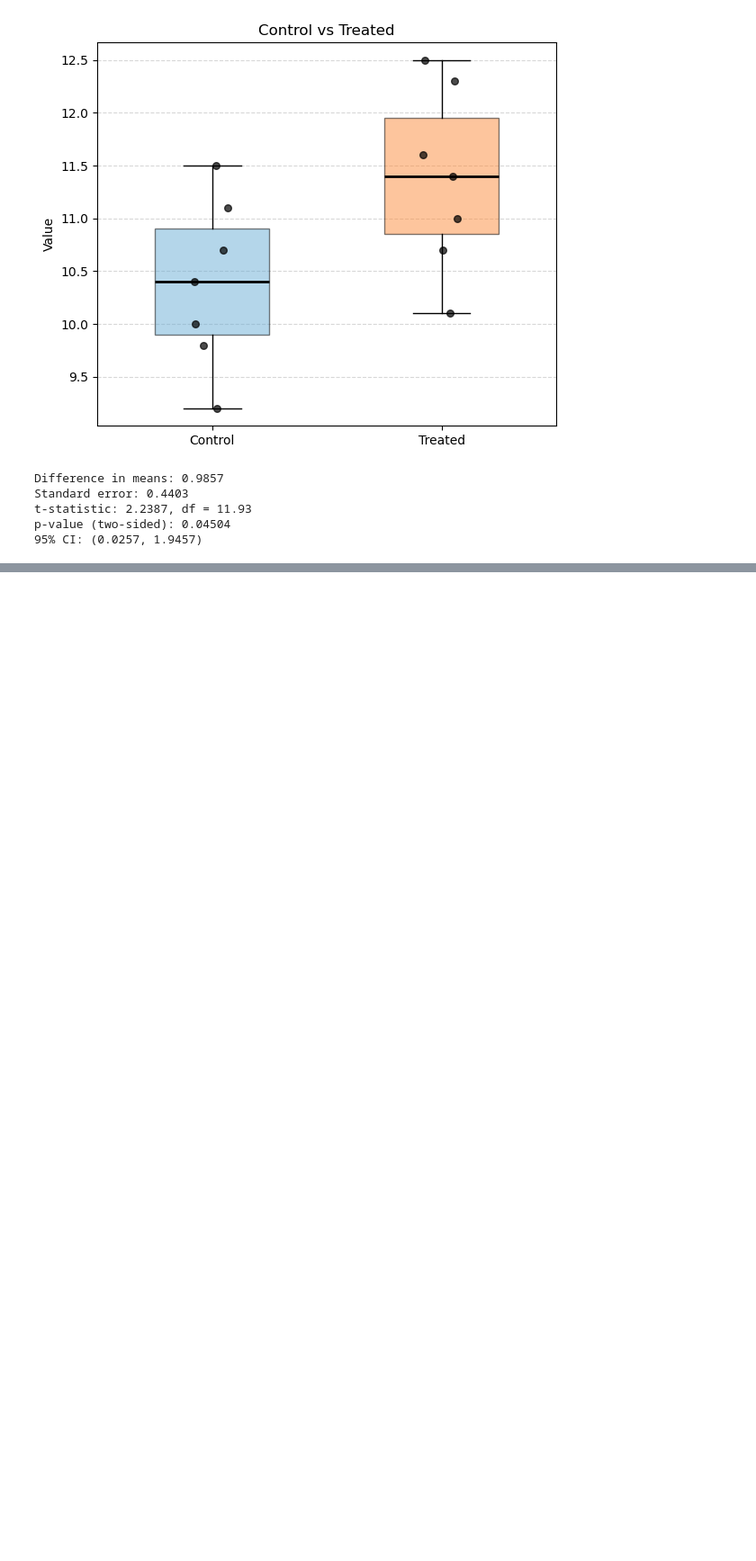
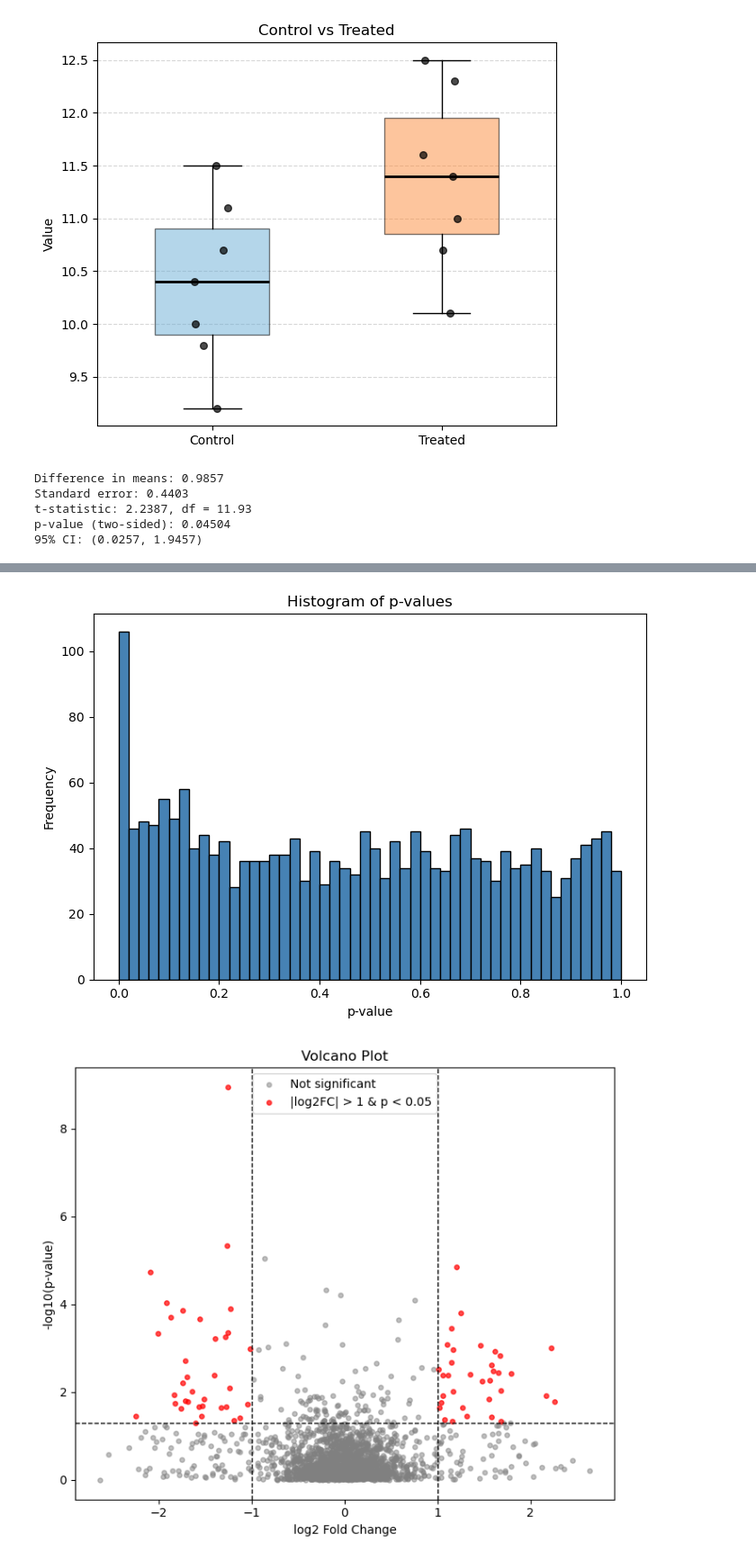
Before and after one commit to kolluashrith/Biomedical-Data-Science, a Jupyter notebook: lab2/Lab2.ipynb, the cells around one changed output, grey strips where cells are left out. Shown at 90% size. Cells and saved outputs as stored; diff of their text form; code cells hidden in the pictures; blank space fills up the shorter version.

```diff
--- a/lab2/Lab2.ipynb
+++ b/lab2/Lab2.ipynb
@@ -266,0 +503,59 @@ Notes:
+# %%
+###
+#Answers
+###
+
+rng = np.random.default_rng(375)
+n_genes = 2000
+n_alt = 250
+p_null = rng.uniform(0, 1, n_genes - n_alt)
+p_alt = rng.beta(0.35, 1, n_alt)
+p_all = np.r_[p_null, p_alt]
+log2_fc = rng.normal(0, 0.35, n_genes)
+log2_fc[-n_alt:] += rng.choice([-1, 1], size=n_alt) * rng.uniform(0.8, 2.0, n_alt)
+
+#1.
+plt.figure(figsize=(7, 5))
+plt.hist(p_all, bins=50, edgecolor='black', color='steelblue')
+plt.xlabel('p-value')
+plt.ylabel('Frequency')
+plt.title('Histogram of p-values')
+plt.tight_layout()
+plt.show()
+
+#A flat background would represent the p-values associated with a true null distribution. An excess near zero suggests there could be real signal there, associated with p-values that might come from a true alternative distribution.
+
+#2.
+neg_log10_p = -np.log10(p_all)
+
+# Points with both large effect size and small raw p-value
+sig_mask = (np.abs(log2_fc) > 1) & (p_all < 0.05)
+
+plt.figure(figsize=(7, 6))
+plt.scatter(log2_fc[~sig_mask], neg_log10_p[~sig_mask],
+            color='gray', alpha=0.5, s=15, label='Not significant')
+plt.scatter(log2_fc[sig_mask], neg_log10_p[sig_mask],
+            color='red', alpha=0.7, s=15, label='|log2FC| > 1 & p < 0.05')
+
+# Guide lines
+plt.axvline(1, color='black', linestyle='--', linewidth=1)
+plt.axvline(-1, color='black', linestyle='--', linewidth=1)
+plt.axhline(-np.log10(0.05), color='black', linestyle='--', linewidth=1)
+
+plt.xlabel('log2 Fold Change')
+plt.ylabel('-log10(p-value)')
+plt.title('Volcano Plot')
+plt.legend()
+plt.tight_layout()
+plt.show()
+
+#The points in the top left and top right boxes have relatively large effects and small raw p-values.
+
+#3.
+#This is because of the multiple-testing phenomena discussed in the previous section where with thousands of genes tested, it is basically guaranteed to get some p-values that are false positives. Thus, we cannot automatically classify them as valid discoveries.
+
+#4.
+# I would include the effect estimated transformed by log2 fold change, raw p-value from a significance test, an FDR adjusted p-value, the test statistic used, the test used, and an uncertainty on the estimate for the effect.
+# %% [output]
+[figure, added]
+[figure, added]
```
Also changed, not shown: parts of 16 cells of this notebook.
